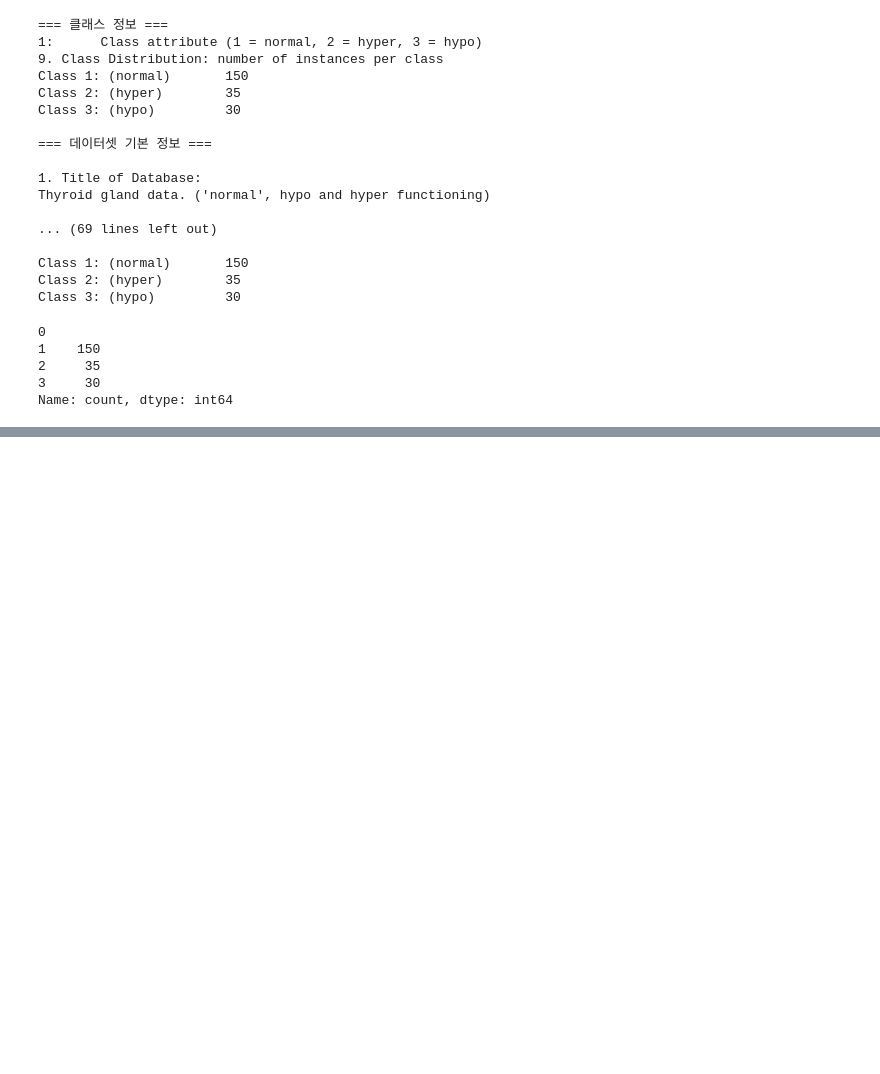
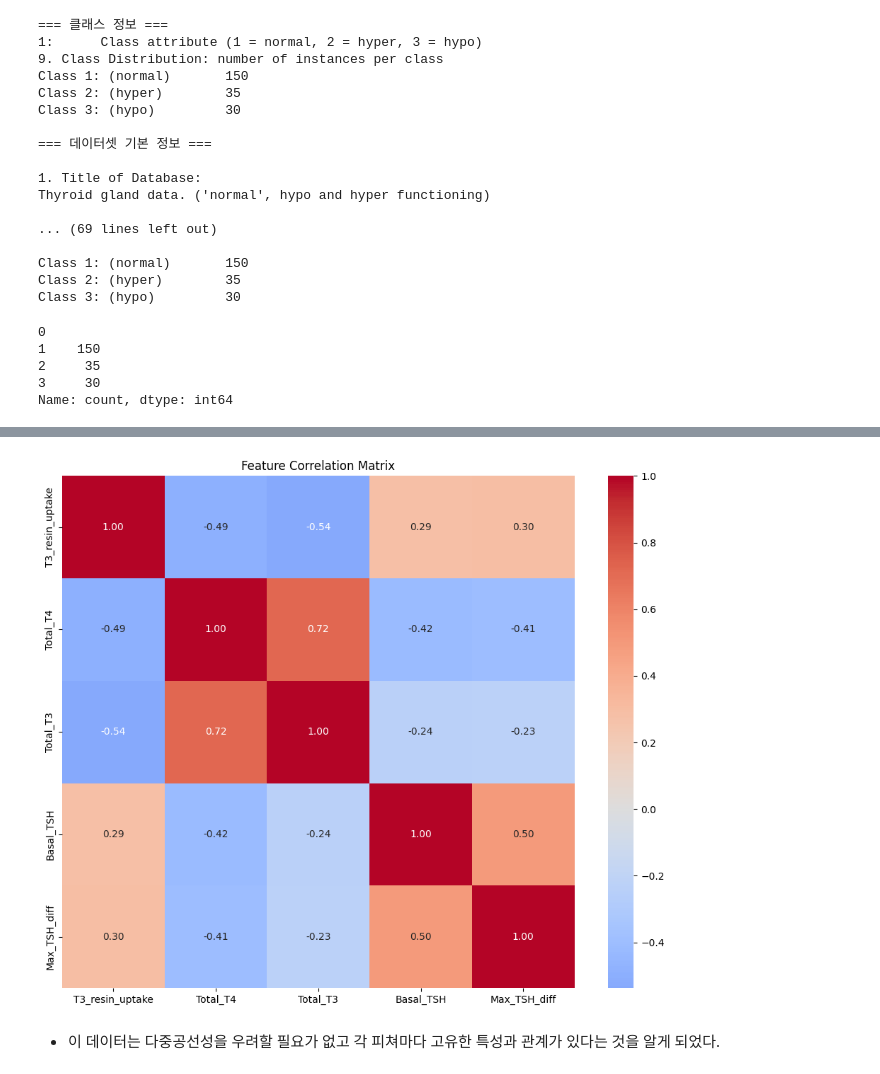
Before and after one commit to aqua1107/thyroid-project, a Jupyter notebook: Notebook/갑상선 데이터 분석.ipynb, the cells around one changed output, grey strips where cells are left out. Drawn from its saved outputs; the diff is of its cells as text; code cells hidden in the pictures; blank space fills up the shorter version.

```diff
--- a/Notebook/갑상선 데이터 분석.ipynb
+++ b/Notebook/갑상선 데이터 분석.ipynb
@@ -184,3 +208,19 @@ X.describe()
 | 50% | 110.000000 | 9.200000 | 1.700000 | 1.300000 | 2.000000 |
 | 75% | 117.500000 | 11.300000 | 2.200000 | 1.700000 | 4.100000 |
 | max | 144.000000 | 25.300000 | 10.000000 | 56.400000 | 56.300000 |
+# %%
+plt.figure(figsize=(10, 8))
+corr = X.corr()
+sns.heatmap(corr,
+           annot=True,           # 숫자 표시
+           cmap='coolwarm',      # 색상 팔레트
+           center=0,             # 0을 중심으로 색상
+           square=True,          # 정사각형 셀
+           fmt='.2f')            # 소수점 2자리
+plt.title('Feature Correlation Matrix')
+plt.tight_layout()
+plt.show()
+# %% [output]
+[figure, added]
+# %% [markdown]
+- 이 데이터는 다중공선성을 우려할 필요가 없고 각 피쳐마다 고유한 특성과 관계가 있다는 것을 알게 되었다.
```
Also changed, not shown: parts of 13 cells of this notebook.
